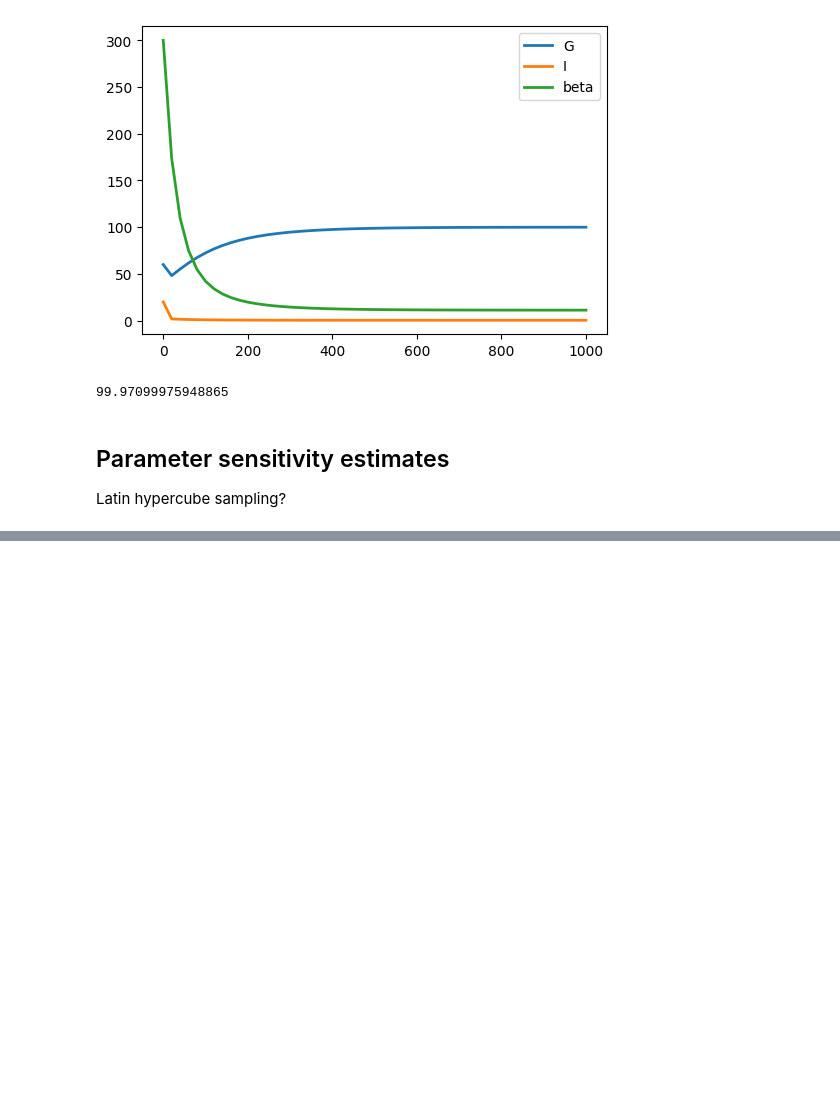
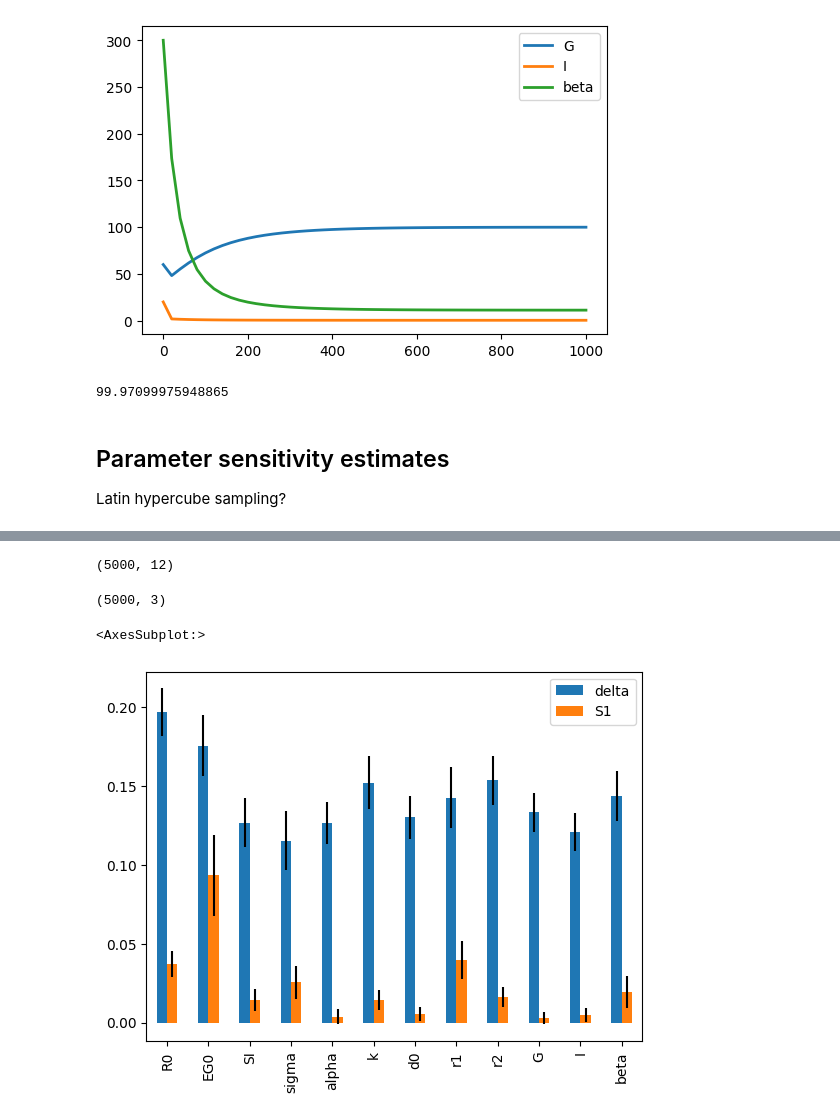
Before and after one commit to yjzhang/t2d_models, a Jupyter notebook: topp_2000.ipynb, the cells around one changed output, grey strips where cells are left out. Saved outputs shown, nothing was run; the diff lists cells and outputs as text; code cells hidden in the pictures; blank space fills up the shorter version.

```diff
--- a/topp_2000.ipynb
+++ b/topp_2000.ipynb
@@ -188,0 +208,13 @@ df
+# %%
+def topp_2000_evaluate(X, t=1000, model=r):
+    model.resetToOrigin()
+    all_results = []
+    for i in range(X.shape[0]):
+        x = X[i]
+        for index, p in enumerate(params):
+            model.setValue(p, x[index])
+        results = model.simulate(t)
+        #outputs = np.concatenate([x, [results['G'][-1], results['I'][-1], results['beta'][-1]]])
+        outputs = [results['G'][-1], results['I'][-1], results['beta'][-1]]
+        all_results.append(outputs)
+    return np.array(all_results)
@@ -188,0 +229,19 @@ df
+# %%
+X = latin.sample(problem, 5000)
+# %%
+X.shape
+# %% [output]
+(5000, 12)
+# %%
+Y = topp_2000_evaluate(X)
+# %%
+Y.shape
+# %% [output]
+(5000, 3)
+# %%
+Si = delta.analyze(problem, X, Y[:, 0])
+# %%
+Si.plot()
+# %% [output]
+<AxesSubplot:>
+[figure, added]
```
Also changed, not shown: parts of 44 cells of this notebook.
